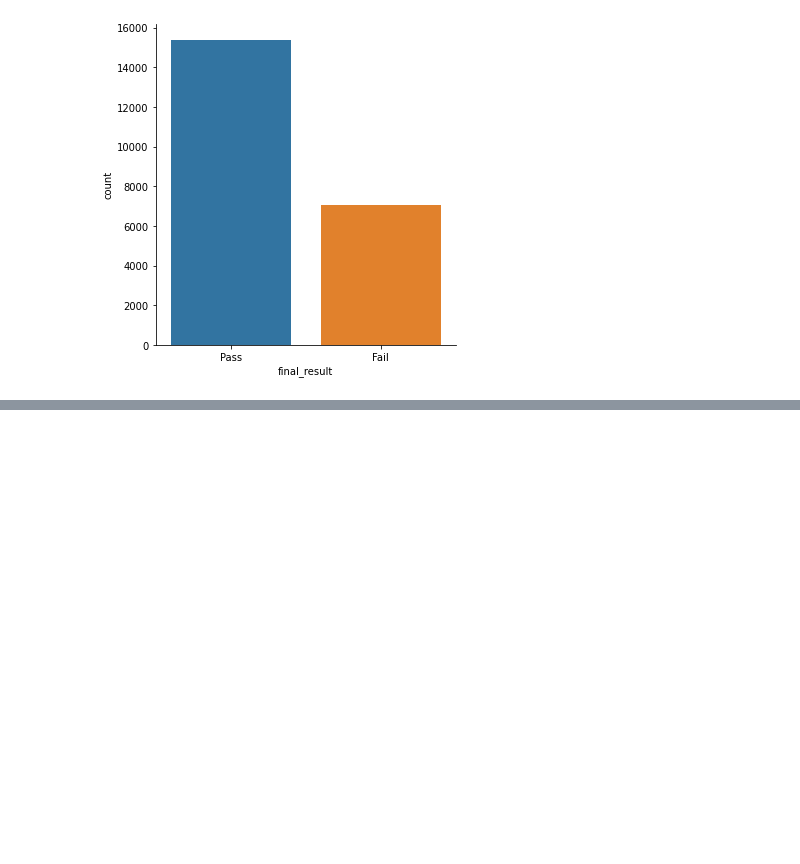
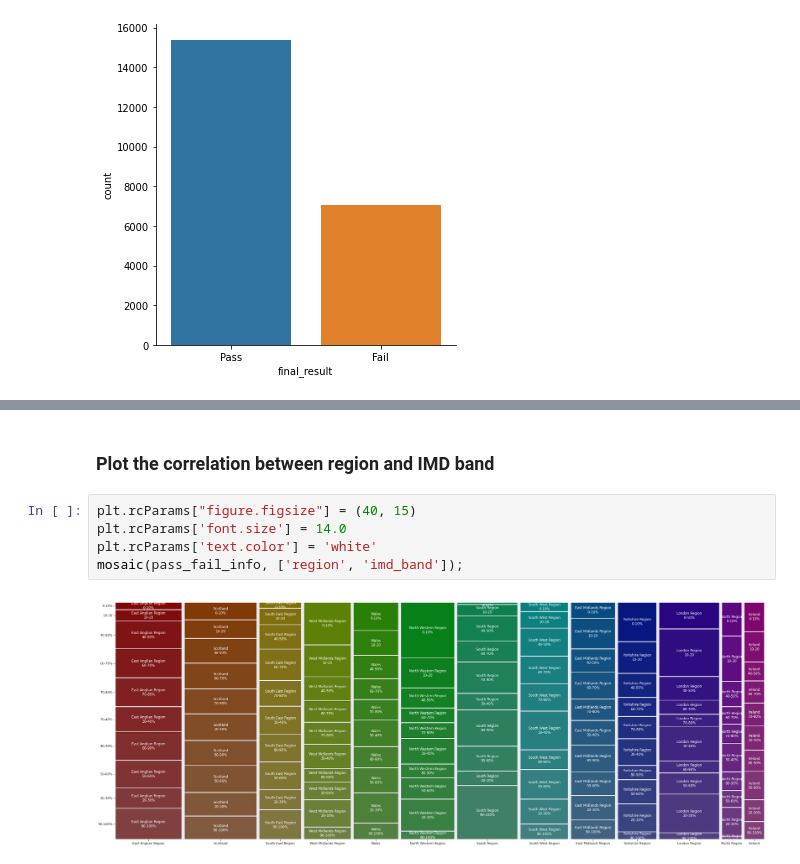
Before and after one commit to FaiZaman/Early-Identification-of-Failing-Students, a Jupyter notebook: Predicting Failing Students.ipynb, the cells around one changed output, grey strips where cells are left out. Drawn from its saved outputs; the diff is of its cells as text; blank space fills up the shorter version.

```diff
--- a/Predicting Failing Students.ipynb
+++ b/Predicting Failing Students.ipynb
@@ -49,0 +66,9 @@ sns.catplot(x="final_result", data=pass_fail_info, kind="count", height=5)
+# %% [markdown]
+### Plot the correlation between region and IMD band
+# %%
+plt.rcParams["figure.figsize"] = (40, 15)
+plt.rcParams['font.size'] = 14.0
+plt.rcParams['text.color'] = 'white'
+mosaic(pass_fail_info, ['region', 'imd_band']);
+# %% [output]
+[figure, added]
```
Also changed, not shown: parts of 13 cells of this notebook.
